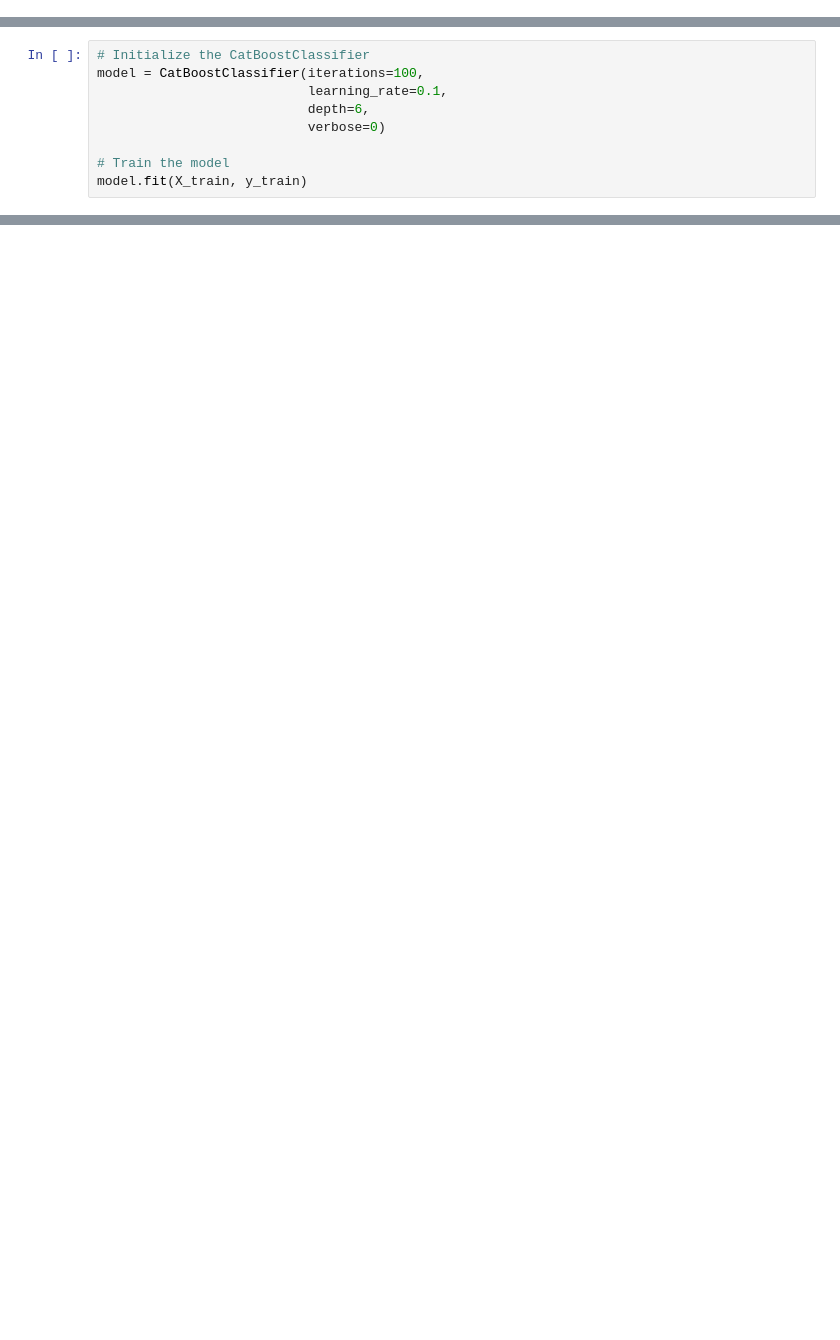
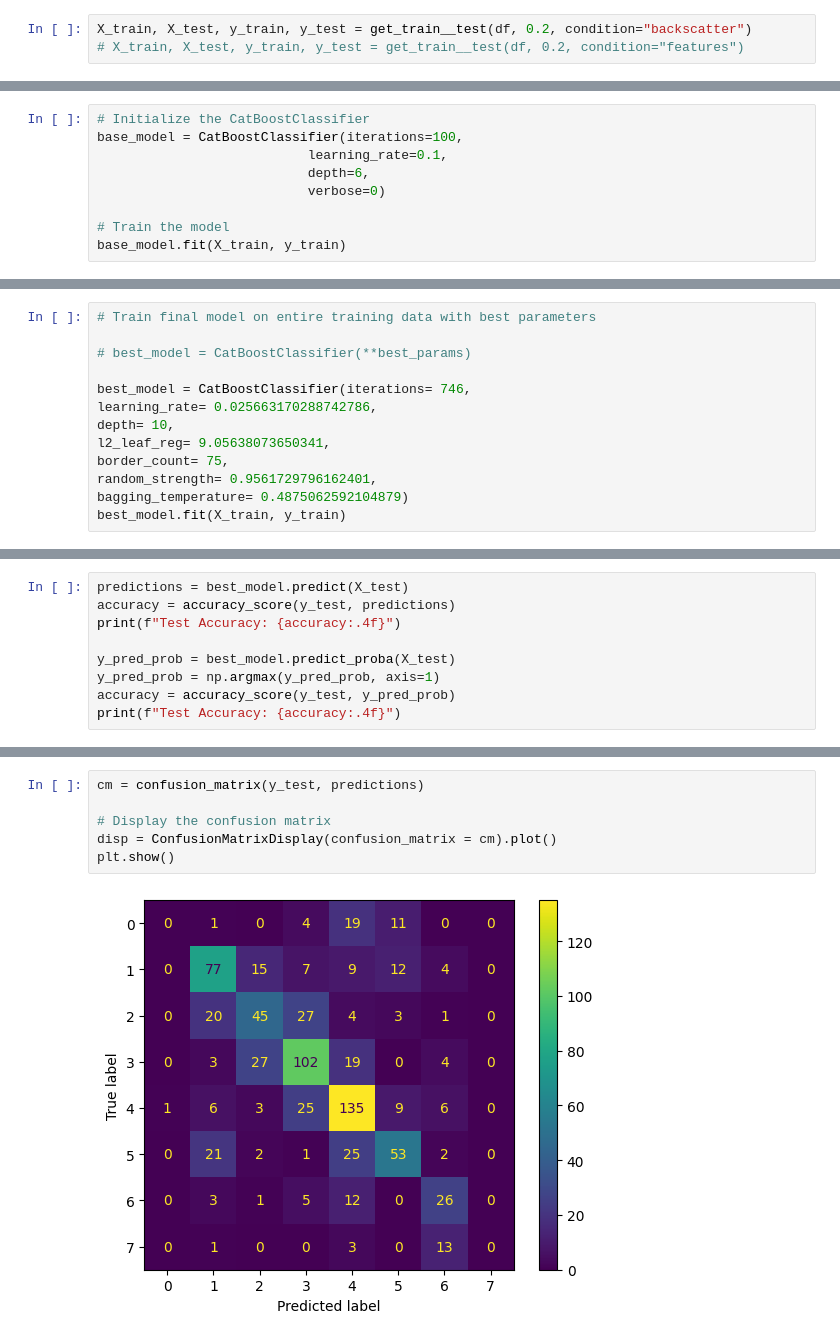
Before and after one commit to nasiaau/MixedMethod, a Jupyter notebook: 07_Modeling/04-Catboost.ipynb, the cells around one changed output, grey strips where cells are left out. Cells and saved outputs as stored; diff of their text form; blank space fills up the shorter version.

```diff
--- a/07_Modeling/04-Catboost.ipynb
+++ b/07_Modeling/04-Catboost.ipynb
@@ -30,0 +78,3 @@ df.head()
+# %%
+X_train, X_test, y_train, y_test = get_train__test(df, 0.2, condition="backscatter")
+# X_train, X_test, y_train, y_test = get_train__test(df, 0.2, condition="features")
@@ -31,9 +89,9 @@ df.head()
 # %%
 # Initialize the CatBoostClassifier
-model = CatBoostClassifier(iterations=100,
+base_model = CatBoostClassifier(iterations=100,
                            learning_rate=0.1,
                            depth=6,
                            verbose=0)
 
 # Train the model
-model.fit(X_train, y_train)
+base_model.fit(X_train, y_train)
@@ -39,0 +143,13 @@ model.fit(X_train, y_train)
+# %%
+# Train final model on entire training data with best parameters
+
+# best_model = CatBoostClassifier(**best_params)
+
+best_model = CatBoostClassifier(iterations= 746,
+learning_rate= 0.025663170288742786,
+depth= 10,
+l2_leaf_reg= 9.05638073650341,
+border_count= 75,
+random_strength= 0.9561729796162401,
+bagging_temperature= 0.4875062592104879)
+best_model.fit(X_train, y_train)
@@ -39,0 +175,9 @@ model.fit(X_train, y_train)
+# %%
+predictions = best_model.predict(X_test)
+accuracy = accuracy_score(y_test, predictions)
+print(f"Test Accuracy: {accuracy:.4f}")
+
+y_pred_prob = best_model.predict_proba(X_test)
+y_pred_prob = np.argmax(y_pred_prob, axis=1)
+accuracy = accuracy_score(y_test, y_pred_prob)
+print(f"Test Accuracy: {accuracy:.4f}")
@@ -39,0 +187,8 @@ model.fit(X_train, y_train)
+# %%
+cm = confusion_matrix(y_test, predictions)
+
+# Display the confusion matrix
+disp = ConfusionMatrixDisplay(confusion_matrix = cm).plot()
+plt.show()
+# %% [output]
+[figure, added]
```
Also changed, not shown: parts of 22 cells of this notebook, 40 other files.
